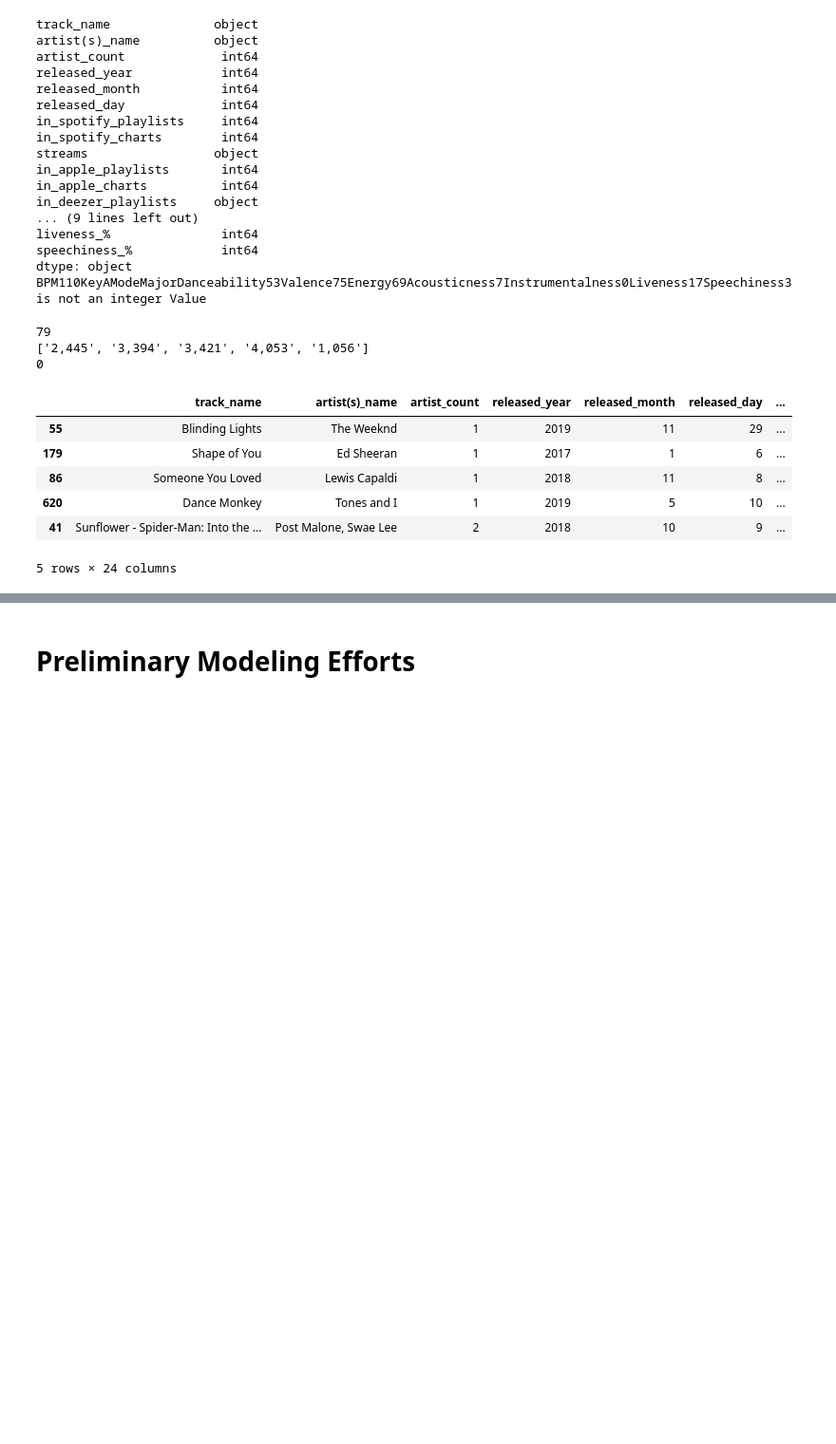
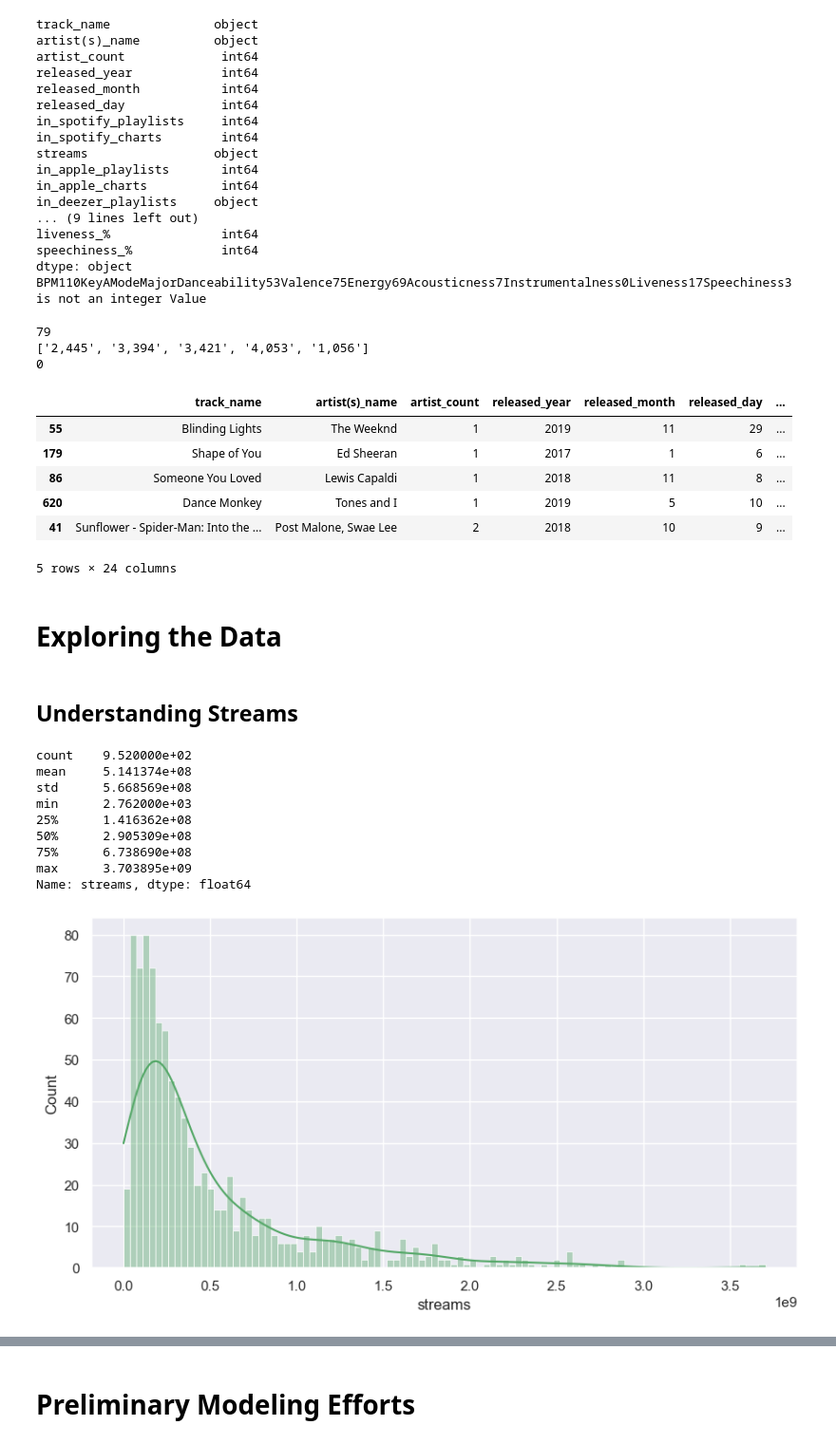
Before and after one commit to uzitak161/DS3000_Project, a Jupyter notebook: Project.EDA.ipynb, the cells around one changed output, grey strips where cells are left out. Shown at 95% size. Cells and saved outputs as stored; diff of their text form; code cells hidden in the pictures; blank space fills up the shorter version.

```diff
--- a/Project.EDA.ipynb
+++ b/Project.EDA.ipynb
@@ -160,3 +160,28 @@ df.head(5)
 | 620 | Dance Monkey | Tones and I | 1 | 2019 | 5 | 10 | ... |
 | 41 | Sunflower - Spider-Man: Into the ... | Post Malone, Swae Lee | 2 | 2018 | 10 | 9 | ... |
 5 rows × 24 columns
+# %% [markdown]
+# Exploring the Data #
+# %% [markdown]
+## Understanding Streams ##
+# %%
+print(df['streams'].describe())
+
+plt.figure(figsize=(10, 5))
+
+
+sns.histplot(data=df['streams'], color='g',bins=100, alpha=0.4, kde=True)
+
+#display the created plot
+plt.show()
+# %% [output]
+count    9.520000e+02
+mean     5.141374e+08
+std      5.668569e+08
+min      2.762000e+03
+25%      1.416362e+08
+50%      2.905309e+08
+75%      6.738690e+08
+max      3.703895e+09
+Name: streams, dtype: float64
+[figure, added]
```
Also changed, not shown: parts of 11 cells of this notebook.
